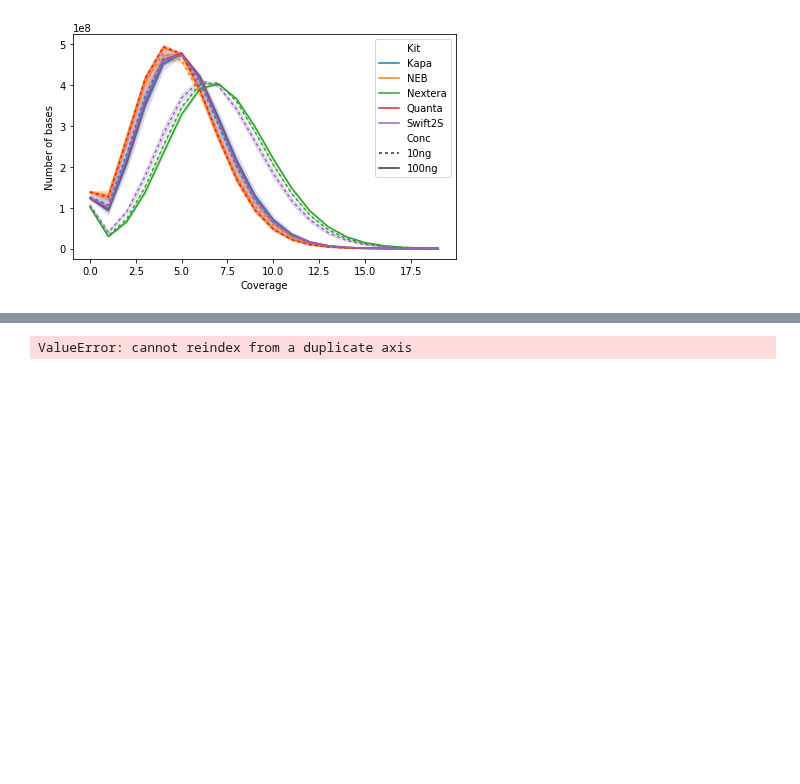
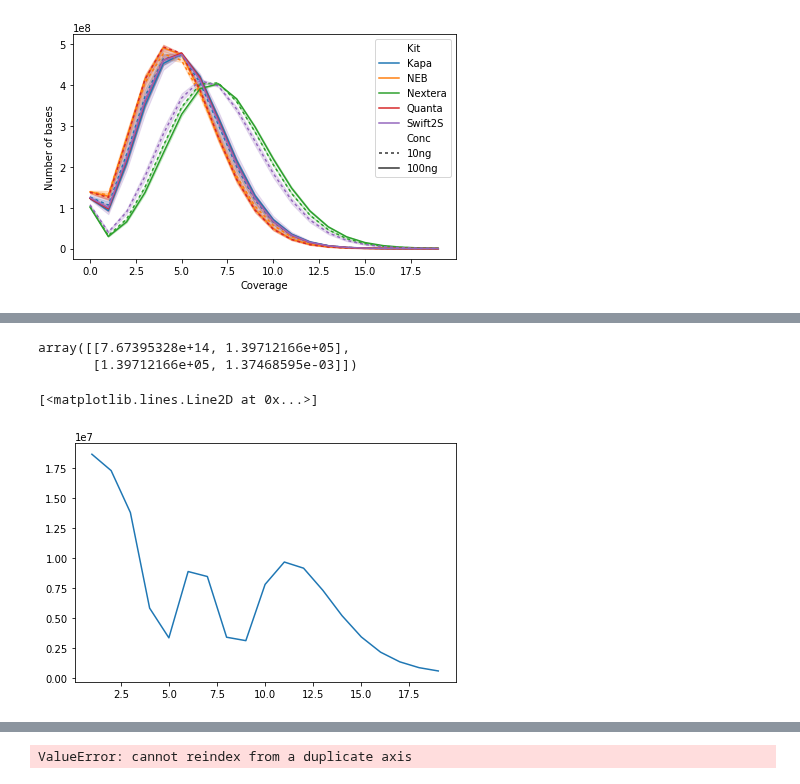
Before and after one commit to fa2k/comparison, a Jupyter notebook: b_Analysis.ipynb, the cells around one changed output, grey strips where cells are left out. Cells and saved outputs as stored; diff of their text form; code cells hidden in the pictures; blank space fills up the shorter version.

```diff
--- a/b_Analysis.ipynb
+++ b/b_Analysis.ipynb
@@ -268,0 +359,10 @@ plt.show()
+# %%
+cov_matrix
+# %% [output]
+array([[7.67395328e+14, 1.39712166e+05],
+       [1.39712166e+05, 1.37468595e-03]])
+# %%
+plt.plot(x, np.abs(y - possion_fit_func(x, *parameters)))
+# %% [output]
+[<matplotlib.lines.Line2D at 0x...>]
+[figure, added]
```
Also changed, not shown: parts of 28 cells of this notebook.
